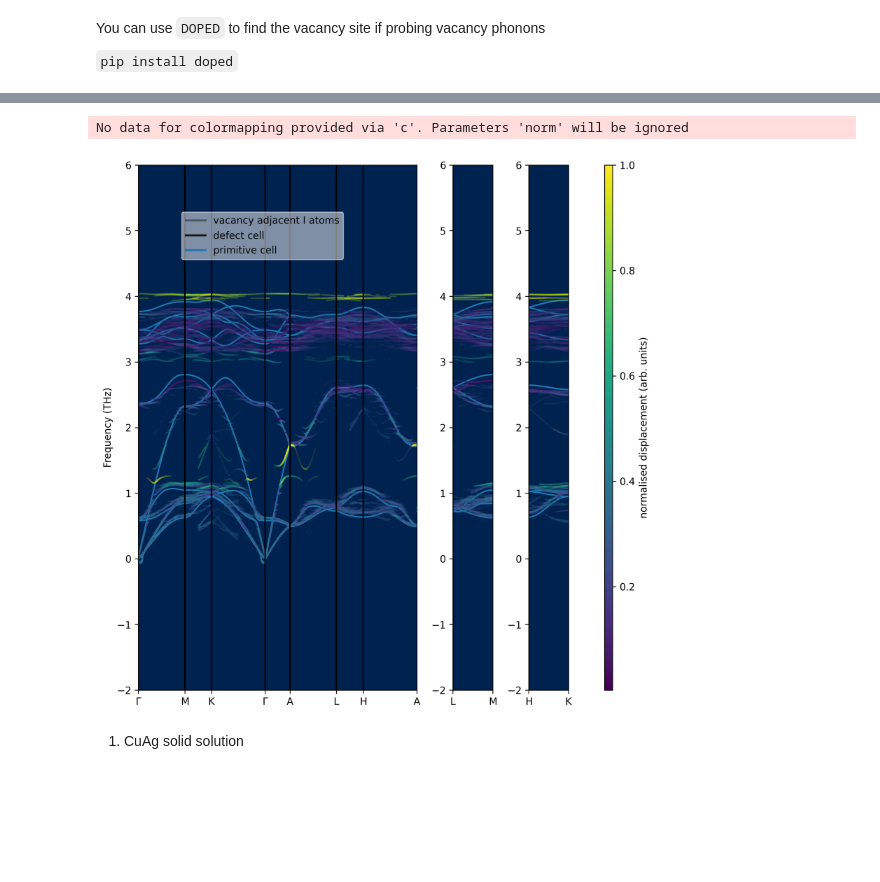
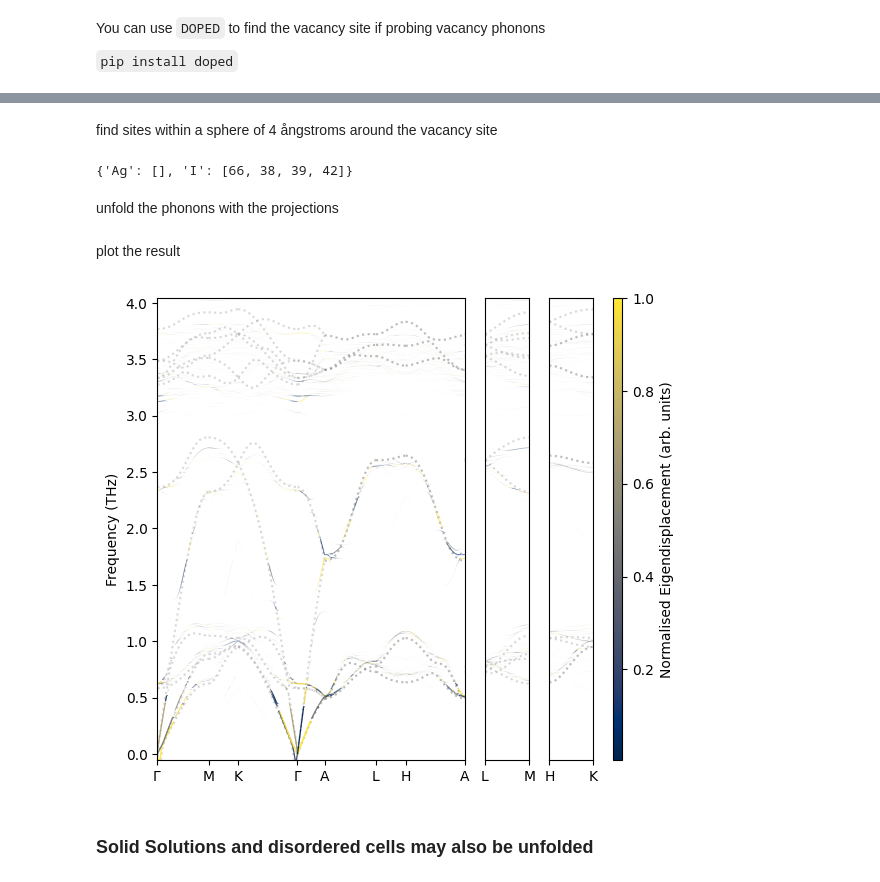
Before and after one commit to badw/puppy, a Jupyter notebook: examples/example.ipynb, the cells around one changed output, grey strips where cells are left out. Cells and saved outputs as stored; diff of their text form; code cells hidden in the pictures; blank space fills up the shorter version.

```diff
--- a/examples/example.ipynb
+++ b/examples/example.ipynb
@@ -14,8 +14,8 @@ from doped.analysis import defect_from_structures
 from pymatgen.core import Structure
 
 vacancy= defect_from_structures(
-    bulk_supercell=Structure.from_file('./AgI/v_Ag/host/SPOSCAR.gz'),
-    defect_supercell=Structure.from_file('./AgI/v_Ag/defect/SPOSCAR.gz')
+    bulk_supercell=Structure.from_file('./AgI/v_Ag/host/SPOSCAR'),
+    defect_supercell=Structure.from_file('./AgI/v_Ag/defect/SPOSCAR')
 )
 vacancy_index = vacancy.defect_site_index
 vacancy_coords = vacancy.defect_site.coords
@@ -59,35 +37,27 @@ puppy.eigenvectors_to_eigendisplacements()
-# %%
-from puppy.plotting import PuppyPlotter
-import matplotlib as mpl
-cmap = 'cividis'
-mpl.rcParams['pdf.fonttype'] = 42
-comap = mpl.colormaps.get_cmap(cmap)
-mpl.rcParams["axes.facecolor"] = comap.colors[0]
-
-plot_kws={'s':1,'rasterized':True,'edgecolor':None,'linewidths':None}
-
-legend_kws={'facecolor':'white',
-                        'framealpha':0.5,
-                        'edgecolor':'white',
-                        'bbox_to_anchor':[0.3,0.9],
-                        'loc':'upper center'}
-
-pp =  PuppyPlotter(unfold_data=puppy.unfold_data)
-fig,axes = pp.plot_unfold(
-    with_prim=True,
-    threshold=0.05,
-    atom='I',
-    plot_kws=plot_kws,
-    legend_kws=legend_kws
-)
-# %% [output]
-No data for colormapping provided via 'c'. Parameters 'norm' will be ignored
-[figure, removed]
+# %% [markdown]
+find sites within a sphere of 4 ångstroms around the vacancy site
+# %%
+projected_sites = puppy.get_defect_neighbour_sites(4)
+projected_sites
+# %% [output]
+{'Ag': [], 'I': [66, 38, 39, 42]}
+# %% [markdown]
+unfold the phonons with the projections
+# %%
+_ = puppy.run_unfold(projected_sites=projected_sites['I'])
+# %% [markdown]
+plot the result
+# %%
+from puppy.plotting import PuppyPlotter
+
+pp = PuppyPlotter(puppy.as_dict())
+fig,axes = pp.plot(dpi=100,plot_primitive=True)
+# %% [output]
+[figure, added]
 # %%
 fig.savefig('../static/unfolded.png')
-# %% [markdown]
-
-1. CuAg solid solution
+# %% [markdown]
+### Solid Solutions and disordered cells may also be unfolded
 # %%
 from puppy.unfolder import PhononUnfoldingandProjection as Puppy
 import numpy as np
```
Also changed, not shown: parts of 30 cells of this notebook, 30 other files.
